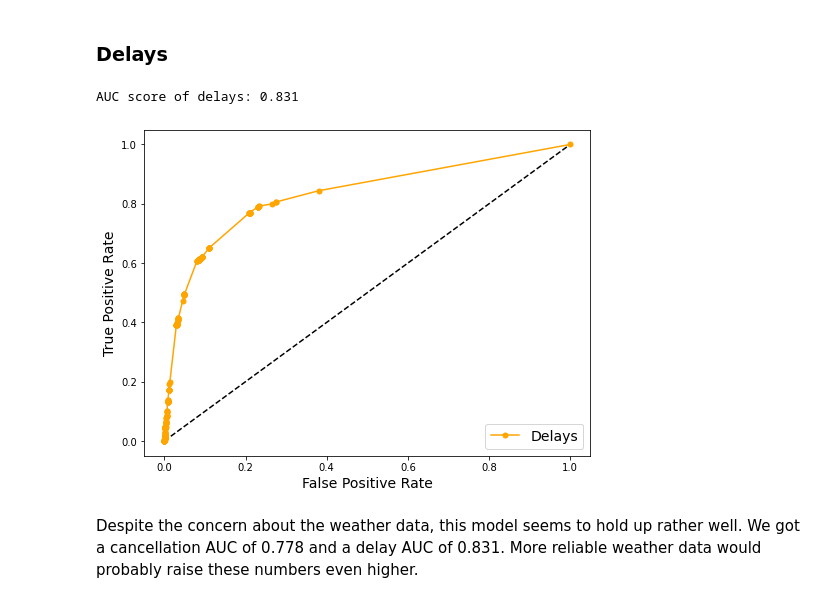
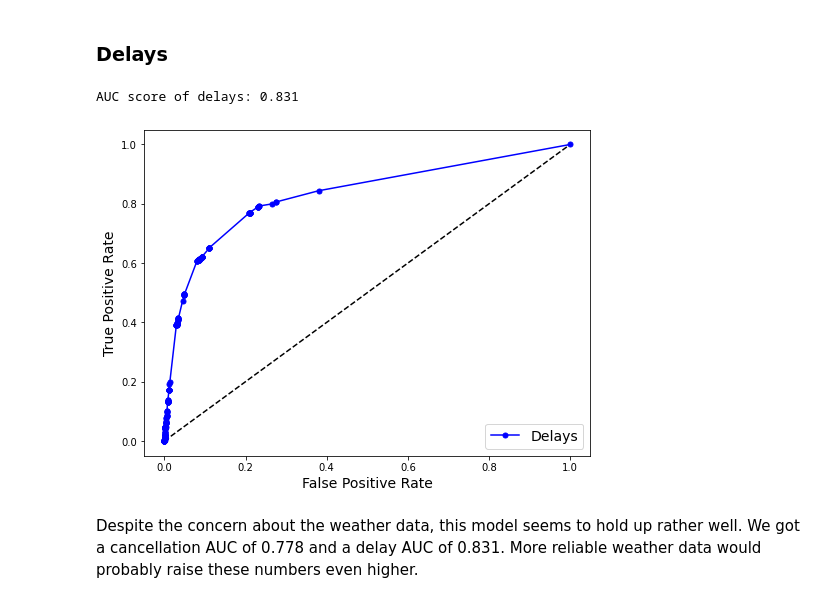
Before and after one commit to BarrettNB/Springboard, a Jupyter notebook: Capstone_2--Airport_weather/Step_4_Training.ipynb, the cells around one changed output. Cells and saved outputs as stored; diff of their text form; code cells hidden in the pictures.

Commit message:
Update figures in Step 4, remove images

```diff
--- a/Capstone_2--Airport_weather/Step_4_Training.ipynb
+++ b/Capstone_2--Airport_weather/Step_4_Training.ipynb
@@ -463,18 +463,18 @@ del(X, y)
 # %%
 clf = LogReg(class_weight='balanced', random_state=1, max_iter=10000)\
     .fit(X_train, y_train)
 lr_probs_delay = clf.predict_proba(X_test)[:, 1] #only for the positives
 auc_score = roc_auc_score(y_test_delay, lr_probs_delay)
 print('AUC score of delays: %.3f' % auc_score)
 lr_delays_fpr, lr_delays_tpr, thresholds_delay = roc_curve(
     y_test_delay, lr_probs_delay)
 plot_curve(lr_delays_fpr, lr_delays_tpr, 'False Positive Rate',
-           'True Positive Rate', 'Delays', 'orange')
+           'True Positive Rate', 'Delays', DELAY_COLOR)
 y_outcome_delays = pd.DataFrame({'Predicted': lr_probs_delay,
                           'Actual': y_test_delay})
 # %% [output]
 AUC score of delays: 0.831
-[figure, old version]
+[figure, new version]
 # %% [markdown]
 Despite the concern about the weather data, this model seems to hold up rather
 well. We got a cancellation AUC of 0.778 and a delay AUC of 0.831. More
```
Also changed, not shown: parts of 6 cells of this notebook, 4 other files.
